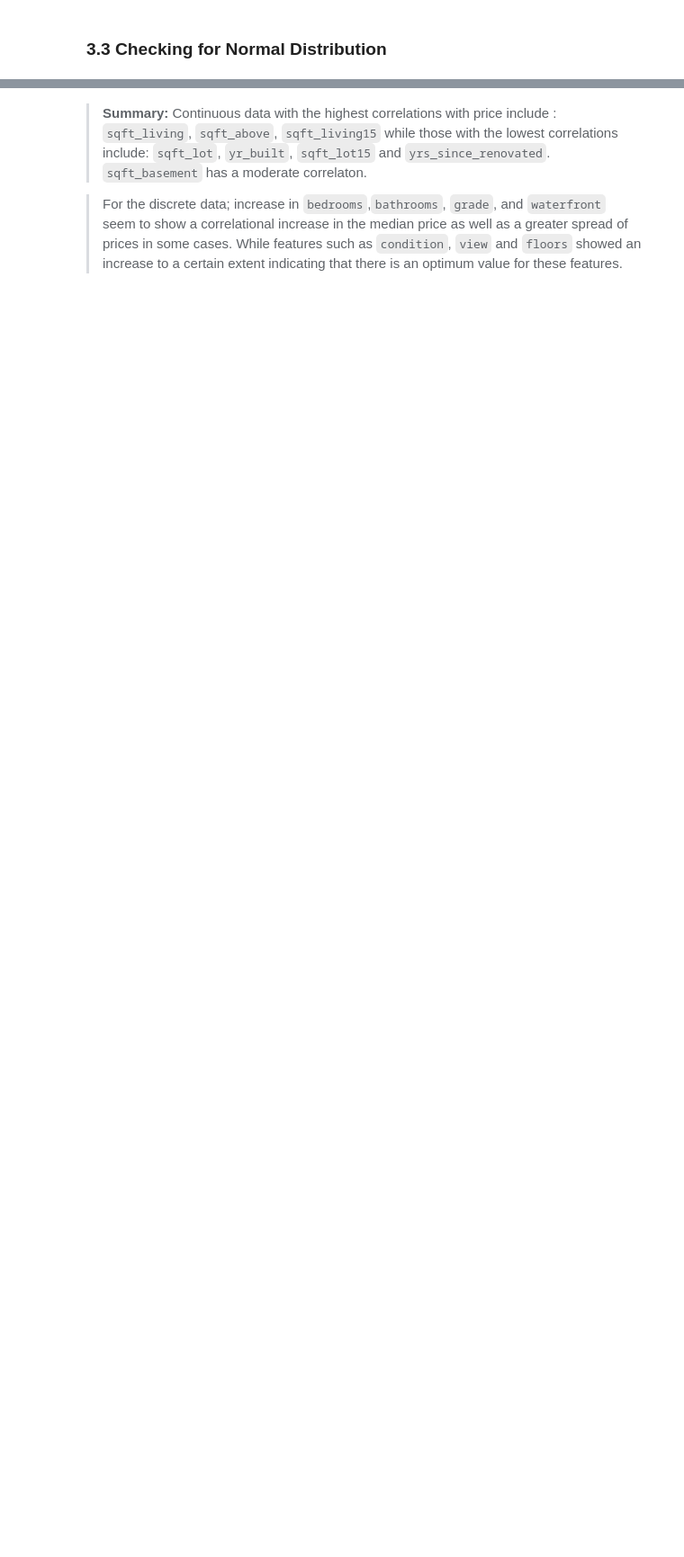
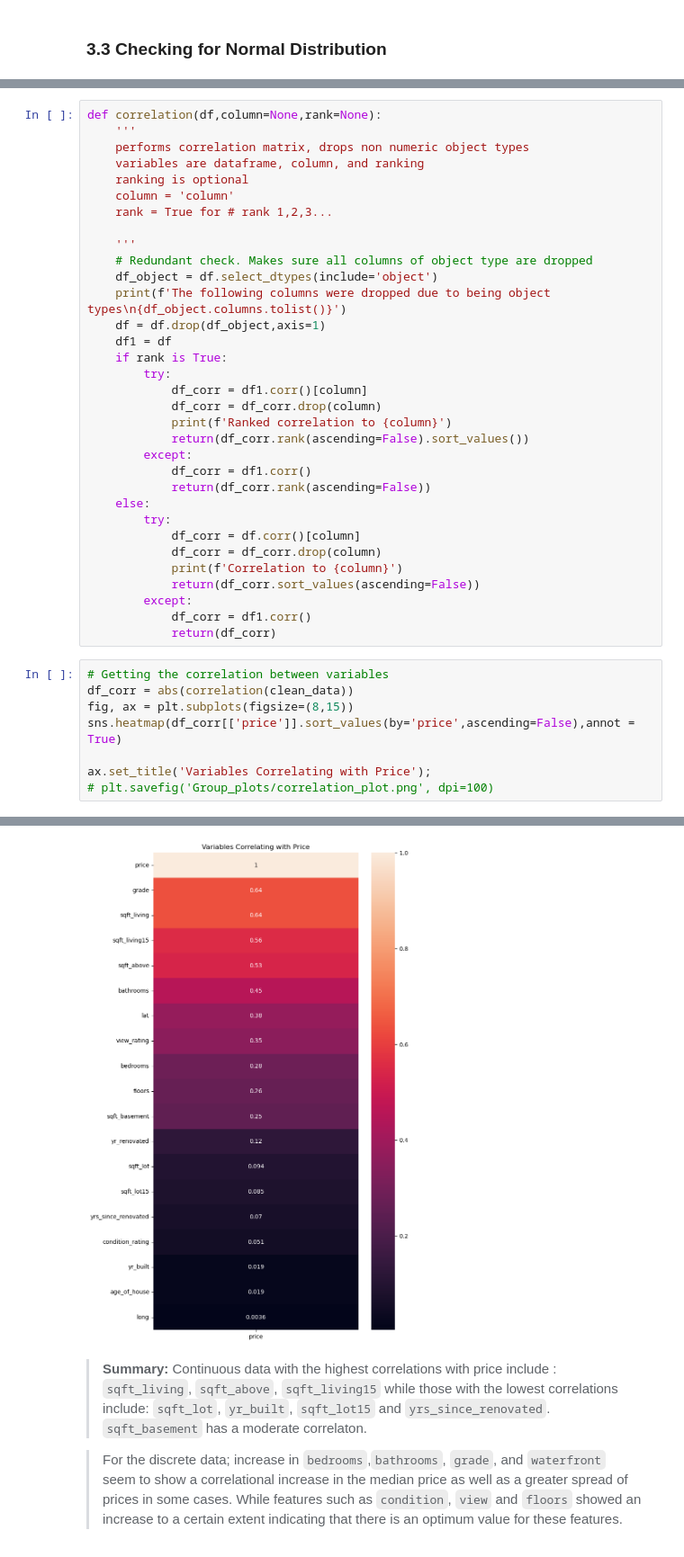
Before and after one commit to Misfit911/King-County-House-Pricing-Model, a Jupyter notebook: student.ipynb, the cells around one changed output, grey strips where cells are left out. Shown at 90% size. Drawn from its saved outputs; the diff is of its cells as text; blank space fills up the shorter version.

```diff
--- a/student.ipynb
+++ b/student.ipynb
@@ -511,0 +544,42 @@ Correlation coefficient between 'price' and 'sqft_above': 0.5345736577367847
+# %%
+def correlation(df,column=None,rank=None):
+    '''
+    performs correlation matrix, drops non numeric object types
+    variables are dataframe, column, and ranking
+    ranking is optional
+    column = 'column'
+    rank = True for # rank 1,2,3...
+
+    '''
+    # Redundant check. Makes sure all columns of object type are dropped
+    df_object = df.select_dtypes(include='object')
+    print(f'The following columns were dropped due to being object types\n{df_object.columns.tolist()}')
+    df = df.drop(df_object,axis=1)
+    df1 = df
+    if rank is True:
+        try:
+            df_corr = df1.corr()[column]
+            df_corr = df_corr.drop(column)
+            print(f'Ranked correlation to {column}')
+            return(df_corr.rank(ascending=False).sort_values())
+        except:
+            df_corr = df1.corr()
+            return(df_corr.rank(ascending=False))
+    else:
+        try:
+            df_corr = df.corr()[column]
+            df_corr = df_corr.drop(column)
+            print(f'Correlation to {column}')
+            return(df_corr.sort_values(ascending=False))
+        except:
+            df_corr = df1.corr()
+            return(df_corr)
+# %%
+# Getting the correlation between variables
+df_corr = abs(correlation(clean_data))
+fig, ax = plt.subplots(figsize=(8,15))
+sns.heatmap(df_corr[['price']].sort_values(by='price',ascending=False),annot = True)
+
+ax.set_title('Variables Correlating with Price');
+# plt.savefig('Group_plots/correlation_plot.png', dpi=100)
+# %% [output]
@@ -512,3 +588,4 @@ Correlation coefficient between 'price' and 'sqft_above': 0.5345736577367847
+[figure, added]
 # %% [markdown]
 >**Summary:** Continuous data with the highest correlations with price include : `sqft_living`, `sqft_above`, `sqft_living15` while those with the lowest correlations include: `sqft_lot`, `yr_built`, `sqft_lot15` and `yrs_since_renovated`. `sqft_basement` has a moderate correlaton.
 
```
Also changed, not shown: parts of 38 cells of this notebook.
